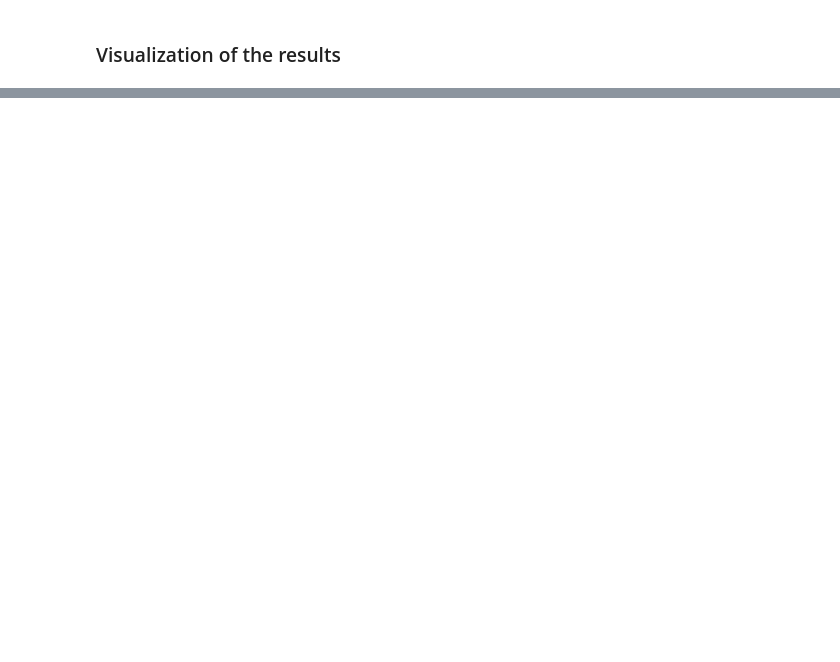
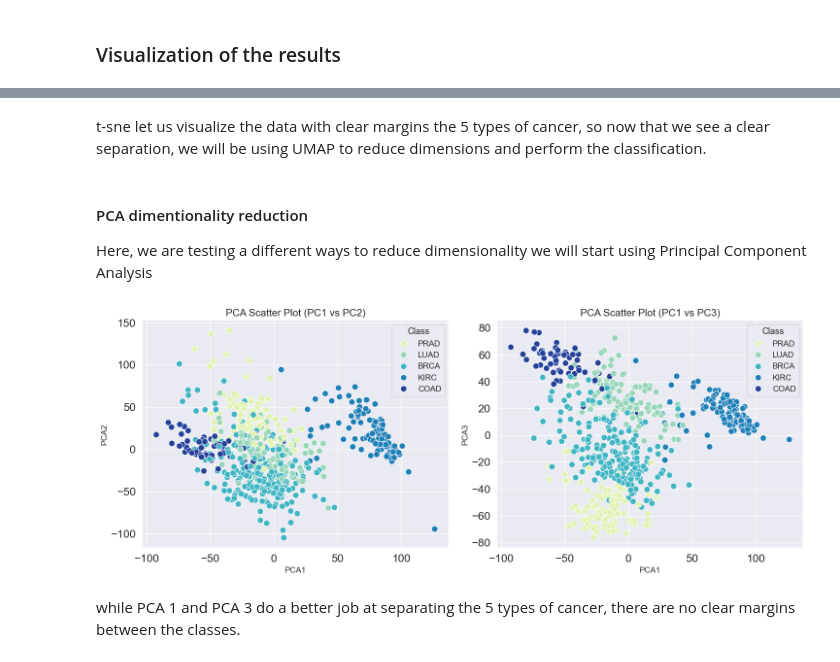
Before and after one commit to monicarojasp/team_project, a Jupyter notebook: reports/team_project1.ipynb, the cells around one changed output, grey strips where cells are left out. Saved outputs shown, nothing was run; the diff lists cells and outputs as text; code cells hidden in the pictures; blank space fills up the shorter version.

```diff
--- a/reports/team_project1.ipynb
+++ b/reports/team_project1.ipynb
@@ -578,0 +517,7 @@ The results illustrate overall good accuracy for predicting each type of cancer,
+# %%
+X = dt.drop(dt.columns[0], axis=1)  # Drop the first column
+y = lb.Class  # target variable
+
+# Standardize the features
+scaler = StandardScaler()
+X_scaled = scaler.fit_transform(X)
@@ -578,0 +546,45 @@ The results illustrate overall good accuracy for predicting each type of cancer,
+# %% [markdown]
+t-sne let us visualize the data with clear margins the 5 types of cancer, so now that we see a clear separation, we will be using UMAP to reduce dimensions and perform the classification.
+# %% [markdown]
+#### PCA dimentionality reduction
+Here, we are testing a different ways to reduce dimensionality we will start using Principal Component Analysis
+# %%
+# Perform PCA
+pca = PCA(n_components=5)
+principalComponents = pca.fit_transform(X_scaled)
+
+# Create a DataFrame for PCA results with proper column names
+X_pca = pd.DataFrame(data=principalComponents, columns=[f'PCA{i+1}' for i in range(principalComponents.shape[1])])
+X_pca['Class'] = y.reset_index(drop=True)  # Add the class labels
+
+# Set the font scale for Seaborn
+sns.set(font_scale=1.5)  # Increase font size
+
+# Create a figure for the plots
+plt.figure(figsize=(15, 6))
+
+# Scatter plot for PC1 vs PC2
+plt.subplot(1, 2, 1)  # 1 row, 2 columns, first subplot
+sns.scatterplot(data=X_pca, x='PCA1', y='PCA2', hue='Class', palette="YlGnBu", s=80)
+plt.title('PCA Scatter Plot (PC1 vs PC2)', fontsize=15)
+plt.xlabel('PCA1', fontsize=12)
+plt.ylabel('PCA2', fontsize=12)
+plt.legend(title='Class', fontsize=12, title_fontsize='13')  # Adjust legend font sizes
+plt.grid(True)  # Add grid for better readability
+
+# Scatter plot for PC1 vs PC3
+plt.subplot(1, 2, 2)  # 1 row, 2 columns, second subplot
+sns.scatterplot(data=X_pca, x='PCA1', y='PCA3', hue='Class', palette="YlGnBu", s=80)
+plt.title('PCA Scatter Plot (PC1 vs PC3)', fontsize=15)
+plt.xlabel('PCA1', fontsize=12)
+plt.ylabel('PCA3', fontsize=12)
+plt.legend(title='Class', fontsize=12, title_fontsize='13')  # Adjust legend font sizes
+plt.grid(True)  # Add grid for better readability
+
+# Show the plots
+plt.tight_layout()  # Adjust layout to prevent overlap
+plt.show()
+# %% [output]
+[figure, added]
+# %% [markdown]
+while PCA 1 and PCA 3 do a better job at separating the 5 types of cancer, there are no clear margins between the classes.
```
Also changed, not shown: parts of 92 cells of this notebook.
